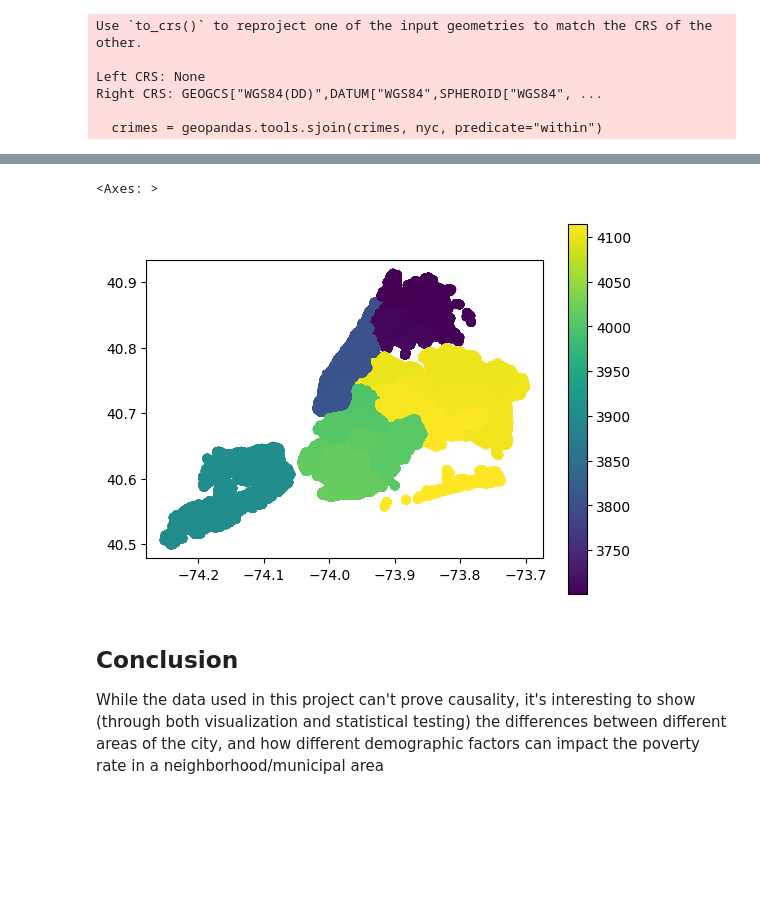
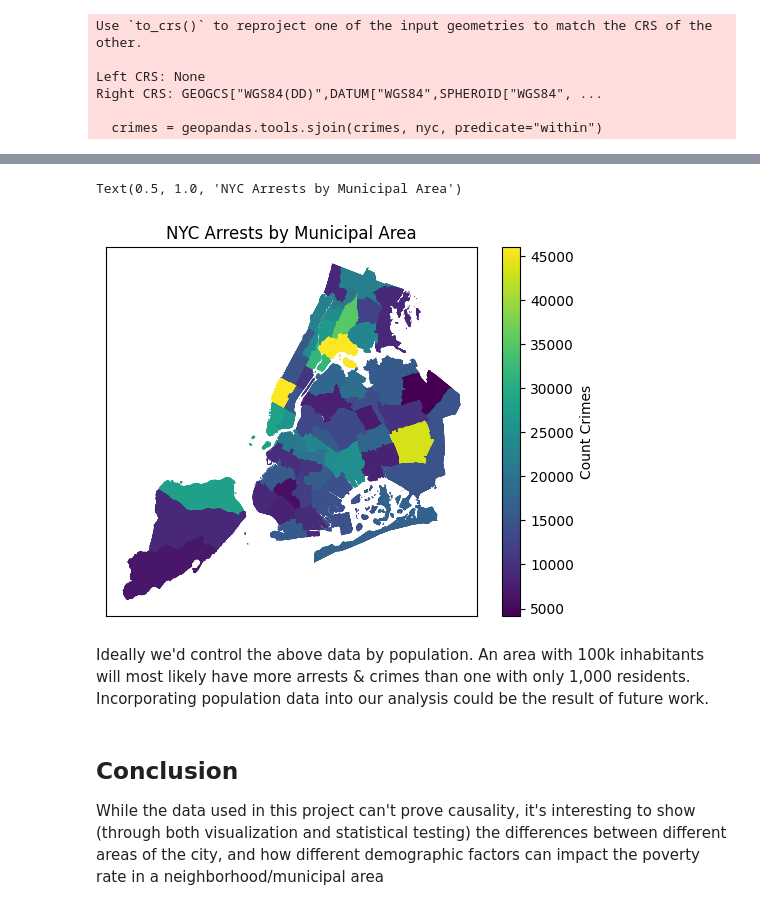
Before and after one commit to andrewbowen19/advancedProgrammingData602, a Jupyter notebook: src/project/final-project.ipynb, the cells around one changed output, grey strips where cells are left out. Drawn from its saved outputs; the diff is of its cells as text; code cells hidden in the pictures; blank space fills up the shorter version.

Commit message:
add crime count choropleth (final)

```diff
--- a/src/project/final-project.ipynb
+++ b/src/project/final-project.ipynb
@@ -260,3 +260,10 @@ Left CRS: None
 Right CRS: GEOGCS["WGS84(DD)",DATUM["WGS84",SPHEROID["WGS84", ...
 
   crimes = geopandas.tools.sjoin(crimes, nyc, predicate="within")
+# %%
+# Aggregating our crime data on the PUMA level -- interested in counts primarily
+crimes_agg = pd.DataFrame(crimes.groupby("puma")['puma'].count())
+crimes_agg['count_crimes'] = crimes_agg.values
+
+
+crimes_agg.head()
@@ -263,6 +278,4 @@ Right CRS: GEOGCS["WGS84(DD)",DATUM["WGS84",SPHEROID["WGS84", ...
 # %%
-# Aggregating our crime data on the PUMA level -- interested in counts primarily
-crimes_agg = crimes.groupby("puma")['puma'].count()
-
 # TODO: join to nyc data for chrime counts by PUMA choropleth
-# nyc = nyc.join(crimes_agg, on='puma', how='left')
+nyc = nyc.join(crimes_agg, on='puma', how='left', rsuffix="_c")
+nyc.head()
@@ -269,9 +289,21 @@ crimes_agg = crimes.groupby("puma")['puma'].count()
-# %%
-f, ax = plt.subplots()
-pd..plot(column='puma', ax=ax, legend=True)
-# %% [output]
-<Axes: >
-[figure, removed]
+# %%
+# Plotting raw crime counts by PUMA
+f, ax = plt.subplots()
+nyc.plot(column='count_crimes', ax=ax, legend=True,
+                legend_kwds={'label': "Count Crimes",
+                             'orientation': "vertical"})
+
+# Cleaning up graph ticks and labels
+ax.set_xticklabels([])
+ax.set_xticks([])
+ax.set_yticklabels([])
+ax.set_yticks([])
+ax.set_title("NYC Arrests by Municipal Area")
+# %% [output]
+Text(0.5, 1.0, 'NYC Arrests by Municipal Area')
+[figure, added]
+# %% [markdown]
+Ideally we'd control the above data by population. An area with 100k inhabitants will most likely have more arrests & crimes than one with only 1,000 residents. Incorporating population data into our analysis could be the result of future work.
 # %% [markdown]
 ## Conclusion
 While the data used in this project can't prove causality, it's interesting to show (through both visualization and statistical testing) the differences between different areas of the city, and how different demographic factors can impact the poverty rate in a neighborhood/municipal area
```
Also changed, not shown: parts of 2 cells of this notebook.
